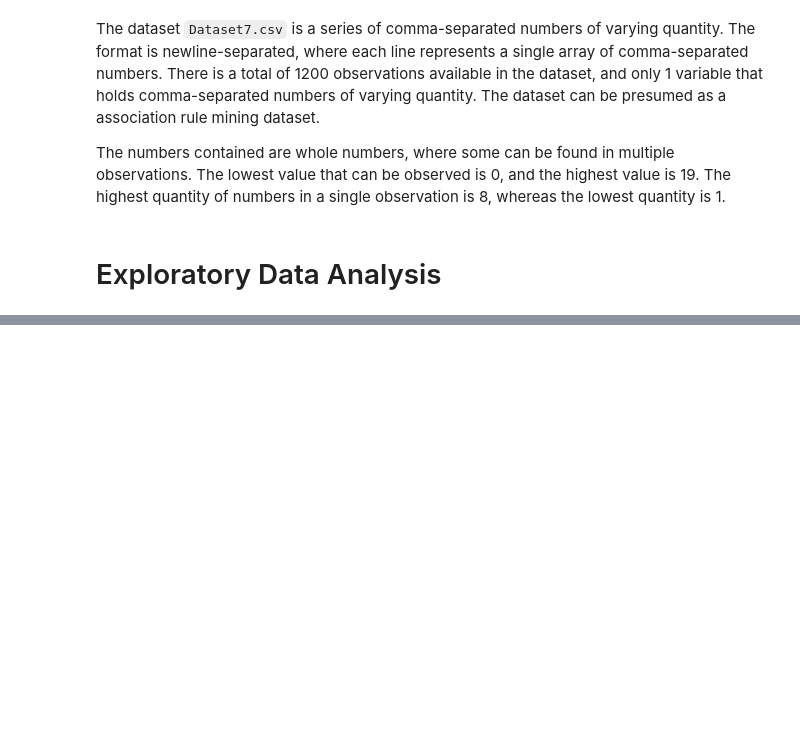
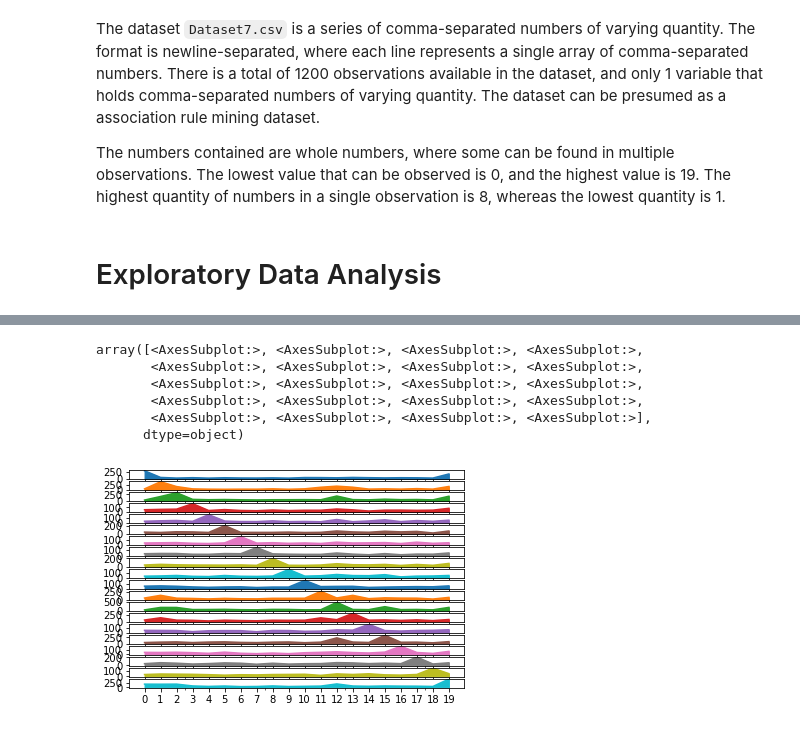
Before and after one commit to Llyme/CSMODELProject2, a Jupyter notebook: Notebook.ipynb, the cells around one changed output, grey strips where cells are left out. Saved outputs shown, nothing was run; the diff lists cells and outputs as text; code cells hidden in the pictures; blank space fills up the shorter version.

```diff
--- a/Notebook.ipynb
+++ b/Notebook.ipynb
@@ -66,0 +108,11 @@ ValueError: If using all scalar values, you must pass an index
+# %%
+result=[]
+
+for column in df_processed.columns:
+    result.append(df_processed[df_processed[column] > 0].sum())
+
+df_association = pd.DataFrame(
+    data=result,
+    columns=df_processed.columns
+)
+df_association
@@ -66,0 +141,15 @@ ValueError: If using all scalar values, you must pass an index
+# %%
+df_association.plot(
+    kind='area',
+    subplots=True,
+    legend=False,
+    xticks=df_association.columns
+)
+# %% [output]
+array([<AxesSubplot:>, <AxesSubplot:>, <AxesSubplot:>, <AxesSubplot:>,
+       <AxesSubplot:>, <AxesSubplot:>, <AxesSubplot:>, <AxesSubplot:>,
+       <AxesSubplot:>, <AxesSubplot:>, <AxesSubplot:>, <AxesSubplot:>,
+       <AxesSubplot:>, <AxesSubplot:>, <AxesSubplot:>, <AxesSubplot:>,
+       <AxesSubplot:>, <AxesSubplot:>, <AxesSubplot:>, <AxesSubplot:>],
+      dtype=object)
+[figure, added]
```
Also changed, not shown: parts of 9 cells of this notebook.
